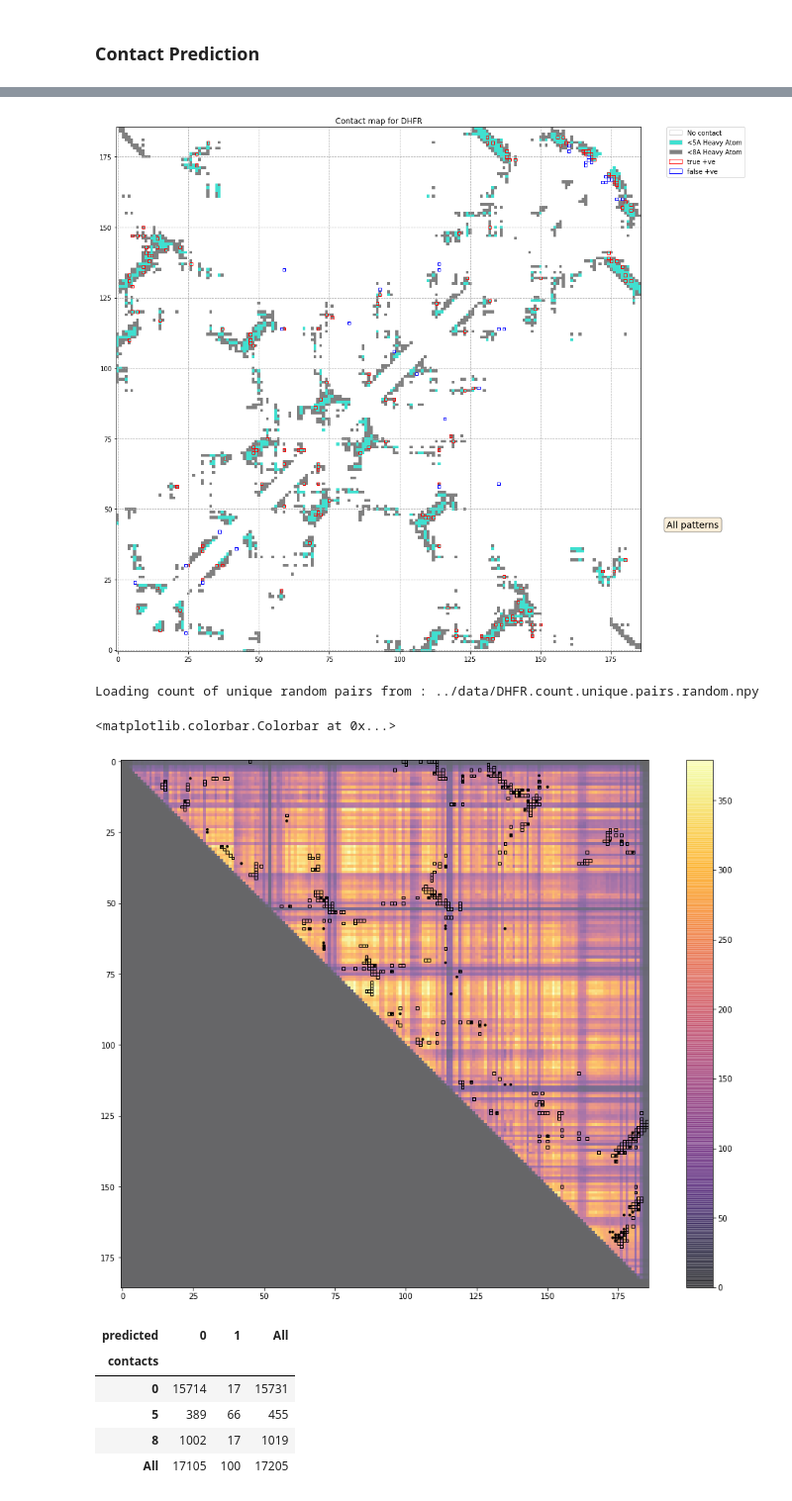
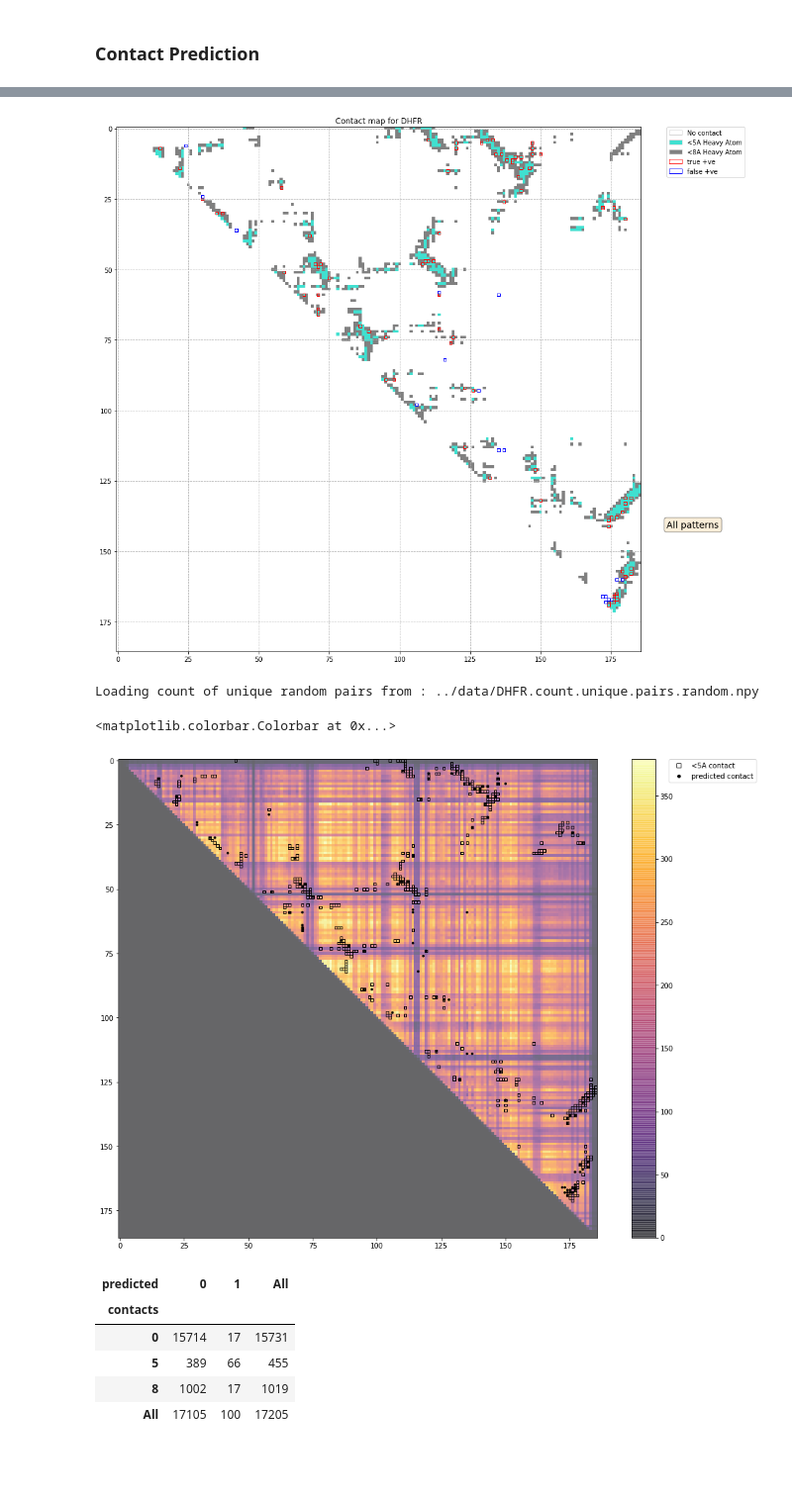
Before and after one commit to sameerd/Romerolab, a Jupyter notebook: projects/PCA_to_DCA/notebooks/mfDCA_random_double_mutant_counts.ipynb, the cells around one changed output, grey strips where cells are left out. Shown: that part at 99% size. Saved outputs shown, nothing was run; the diff lists cells and outputs as text; code cells hidden in the pictures; blank space fills up the shorter version.

```diff
--- a/projects/PCA_to_DCA/notebooks/mfDCA_random_double_mutant_counts.ipynb
+++ b/projects/PCA_to_DCA/notebooks/mfDCA_random_double_mutant_counts.ipynb
@@ -328,3 +149,5 @@ interesting_contacts = np.where(ij_dist >=5)[0]
 
 n = 100
 topn_i, topn_j = index_i[interesting_contacts[-n:]], index_j[interesting_contacts[-n:]]
+# %%
+contacts[np.tril_indices_from(contacts)] = 0.
@@ -332,6 +174,7 @@ topn_i, topn_j = index_i[interesting_contacts[-n:]], index_j[interesting_contact
 from matplotlib import colors
 import matplotlib.patches as mpatches
 from matplotlib.collections import PatchCollection
+
 
 # little rectanges for the true and false positives
 matched_rects = []
@@ -341,7 +184,6 @@ for i, j in zip(topn_i, topn_j):
         rects = matched_rects
     else:
         rects = unmatched_rects
-    rects.append(mpatches.Rectangle((i - 0.5, j - 0.5), 1, 1))
     rects.append(mpatches.Rectangle((j - 0.5, i - 0.5), 1, 1))
 
 
@@ -352,7 +194,7 @@ cmap_labels = ["No contact", "<5A Heavy Atom", "<8A Heavy Atom"]
 cmap = colors.ListedColormap(['white', 'turquoise', 'grey'])
 bounds = [0,0.01,5.01,10]
 norm = colors.BoundaryNorm(bounds, cmap.N)
-ax.imshow(contacts, cmap=cmap, norm=norm, origin="lower")
+ax.imshow(contacts, cmap=cmap, norm=norm)
 
 pc_matched = PatchCollection(matched_rects, edgecolors='red', facecolors='none', transOffset=ax.transData)
 pc_unmatched = PatchCollection(unmatched_rects, edgecolors='blue', facecolors='none', transOffset=ax.transData)
@@ -371,18 +213,16 @@ textstr = "All patterns"
 _ = ax.text(1.05, 0.25, textstr, transform = ax.transAxes, fontsize=14,
         verticalalignment='top', bbox=dict(boxstyle='round', facecolor='wheat', alpha=0.5))
 # %% [output]
-[figure, old version]
+[figure, new version]
 # %%
 # Numpy doesn't have a ufunc for addition of byte-strings (type "|S1" is deprecated anyway)
 import operator
 vadd = np.vectorize(operator.add)
 # %%
+# Pick a weighted random sample of 5000 sequences
 np.random.seed(1)
 rand_idx = np.random.choice(arr.shape[0], size=5000, p=weights / M_eff)
-
 arr_rand = arr[rand_idx,]
-
-count_unique_pairs_rand = np.zeros((L,L), dtype=np.float)
 # %%
 count_unique_pairs_rand_file = os.path.join(datadir, "DHFR.count.unique.pairs.random.npy")
 if os.path.isfile(count_unique_pairs_rand_file):
@@ -401,23 +241,31 @@ else:
 # %% [output]
 Loading count of unique random pairs from : ../data/DHFR.count.unique.pairs.random.npy
 # %%
+
+from matplotlib.lines import Line2D
+
 fig, ax = plt.subplots(figsize=(7*2.5, 5*2.5))
 
 im = ax.imshow(count_unique_pairs_rand, cmap="inferno", alpha=0.6)
-#ax.grid(color="black", linewidth=1, linestyle="--", alpha=0.8)
 
-contact_rects = [mpatches.Rectangle((i-0.5, j-0.5), 1, 1) for i, j in zip(*np.where(contacts == 5)) if i > j]
+contact_rects = [mpatches.Rectangle((j-0.5, i-0.5), 1, 1, label="<5A contact")
+                 for i, j in zip(*np.where(contacts == 5))]
 pc_contacts = PatchCollection(contact_rects, edgecolors='black', facecolors='none',
                               transOffset=ax.transData)
 ax.add_collection(pc_contacts)
 predicted_rects = [mpatches.Circle((i, j), 0.5) for j, i in zip(topn_i, topn_j)]
 pc_predicted = PatchCollection(predicted_rects, edgecolors="none", facecolors='black',
                                transOffset=ax.transData)
 ax.add_collection(pc_predicted)
+
+line1 = Line2D(range(1), range(1), color="black", marker='s', linestyle="", label="<5A contact", markerfacecolor="None")
+line2 = Line2D(range(1), range(1), color="white", marker='o',markerfacecolor="black", label="predicted contact")
+plt.legend(handles=[line1, line2], bbox_to_anchor=(1.15, 1), loc=2, borderaxespad=0. )
+
 fig.colorbar(im)
 # %% [output]
 <matplotlib.colorbar.Colorbar at 0x...>
-[figure, old version]
+[figure, new version]
 # %%
 import pandas as pd
 # %%
```
Also changed, not shown: parts of 23 cells of this notebook.
